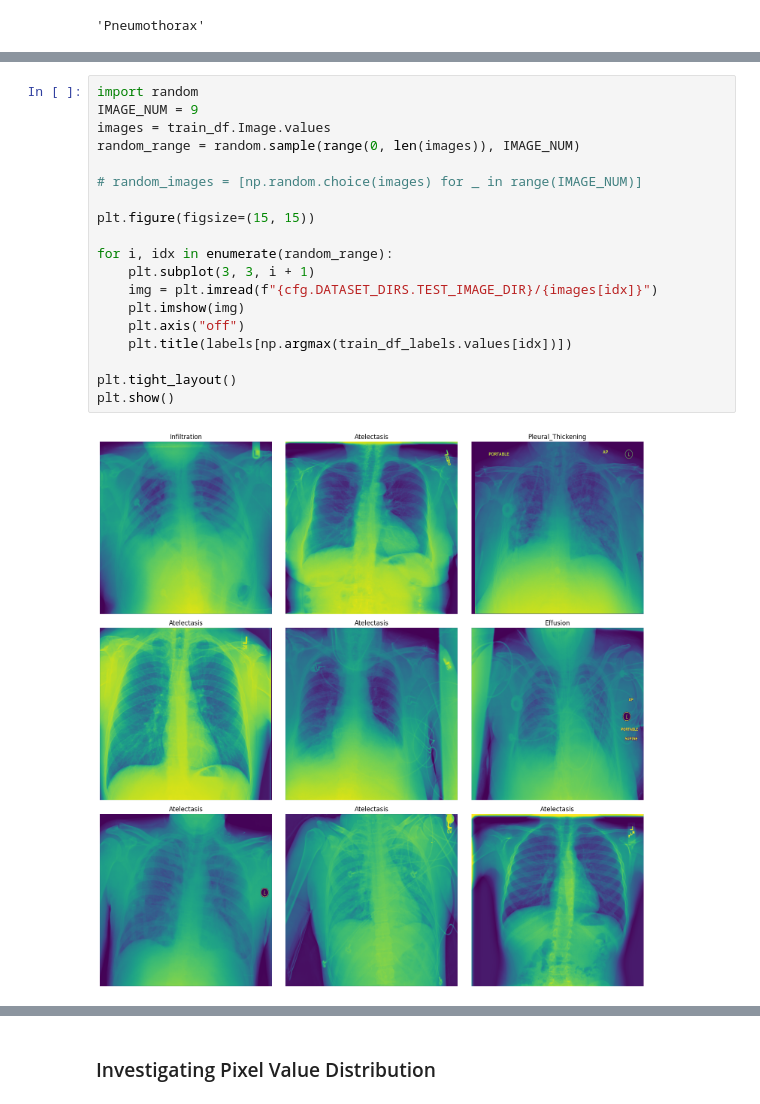
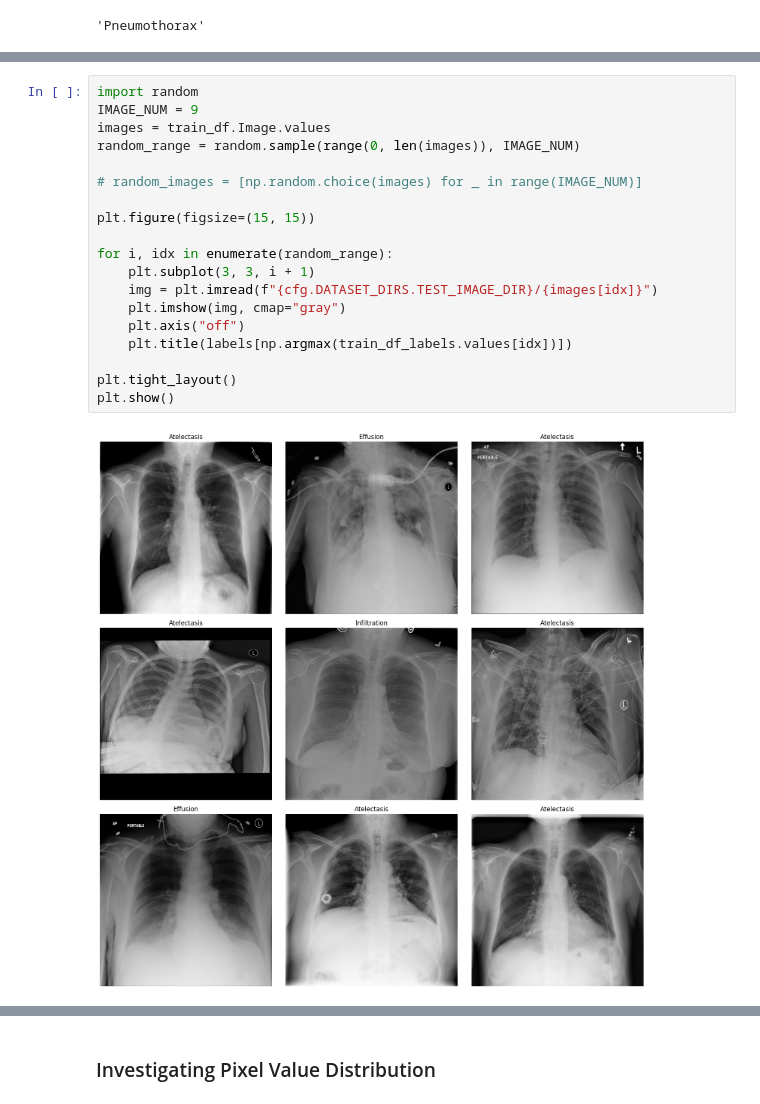
Before and after one commit to vivekpatel99/chest-x-ray-diagnosis-Multi-label-binary-classification, a Jupyter notebook: notebooks/01_exploratory_data_analysis.ipynb, the cells around one changed output, grey strips where cells are left out. Drawn from its saved outputs; the diff is of its cells as text.

```diff
--- a/notebooks/01_exploratory_data_analysis.ipynb
+++ b/notebooks/01_exploratory_data_analysis.ipynb
@@ -247,24 +247,24 @@ random_range
 # %%
 import random
 IMAGE_NUM = 9
 images = train_df.Image.values
 random_range = random.sample(range(0, len(images)), IMAGE_NUM)
 
 # random_images = [np.random.choice(images) for _ in range(IMAGE_NUM)]
 
 plt.figure(figsize=(15, 15))
 
 for i, idx in enumerate(random_range):
     plt.subplot(3, 3, i + 1)
     img = plt.imread(f"{cfg.DATASET_DIRS.TEST_IMAGE_DIR}/{images[idx]}")
-    plt.imshow(img)
+    plt.imshow(img, cmap="gray")
     plt.axis("off")
     plt.title(labels[np.argmax(train_df_labels.values[idx])])
 
 plt.tight_layout()
 plt.show()
 # %% [output]
-[figure, old version]
+[figure, new version]
 # %%
 sample_image = train_df.Image[0]
 img = plt.imread(f"{cfg.DATASET_DIRS.TEST_IMAGE_DIR}/{sample_image}")
```
Also changed, not shown: parts of 16 cells of this notebook, 2 other files.
